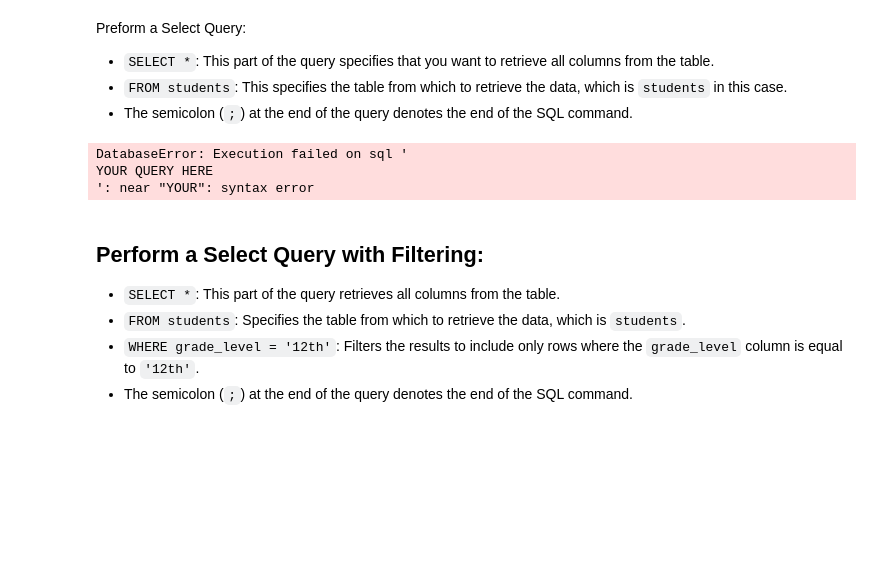
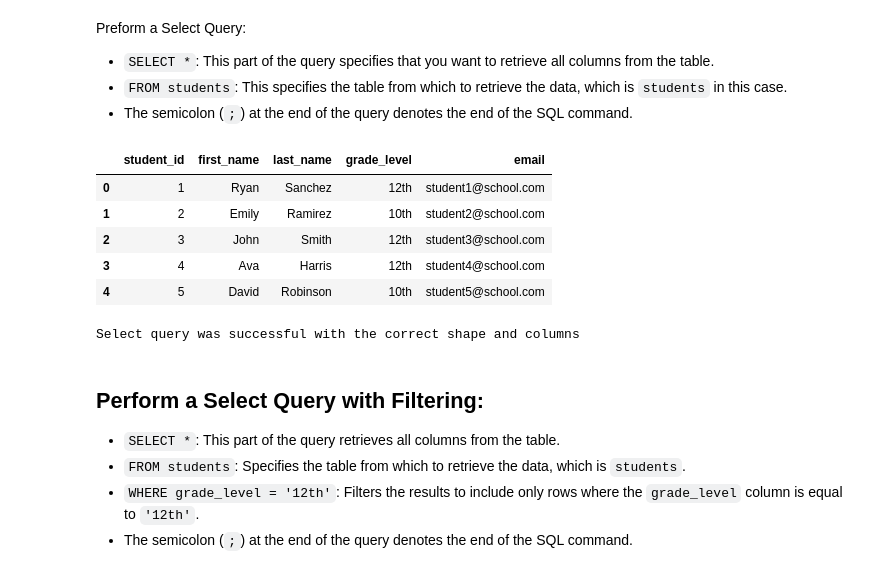
Before and after one commit to joelie1105/SQL_Test, a Jupyter notebook: final.ipynb, the cells around one changed output. Drawn from its saved outputs; the diff is of its cells as text; code cells hidden in the pictures; blank space fills up the shorter version.

```diff
--- a/final.ipynb
+++ b/final.ipynb
@@ -108,17 +108,19 @@ Preform a Select Query:
 - `FROM students`: This specifies the table from which to retrieve the data, which is `students` in this case.
 - The semicolon (`;`) at the end of the query denotes the end of the SQL command.
 # %%
-select_query = """
-YOUR QUERY HERE
-"""
-
+select_query = "SELECT * FROM students;"
 sql(select_query).head()
 # %% [output]
-DatabaseError: Execution failed on sql '
-YOUR QUERY HERE
-': near "YOUR": syntax error
+|  | student_id | first_name | last_name | grade_level | email |
+| 0 | 1 | Ryan | Sanchez | 12th | student1@school.com |
+| 1 | 2 | Emily | Ramirez | 10th | student2@school.com |
+| 2 | 3 | John | Smith | 12th | student3@school.com |
+| 3 | 4 | Ava | Harris | 12th | student4@school.com |
+| 4 | 5 | David | Robinson | 10th | student5@school.com |
 # %%
 test_instance.select_test(select_query)
+# %% [output]
+Select query was successful with the correct shape and columns
 # %% [markdown]
 ## Perform a Select Query with Filtering:
 
```
Also changed, not shown: parts of 12 cells of this notebook.
